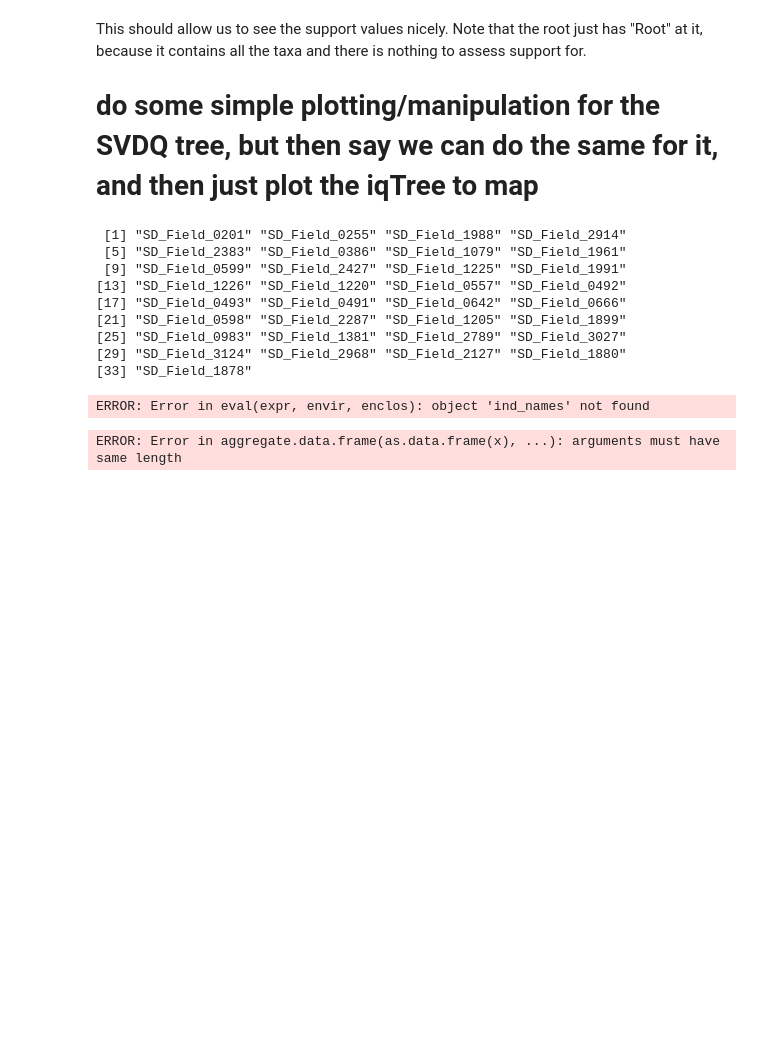
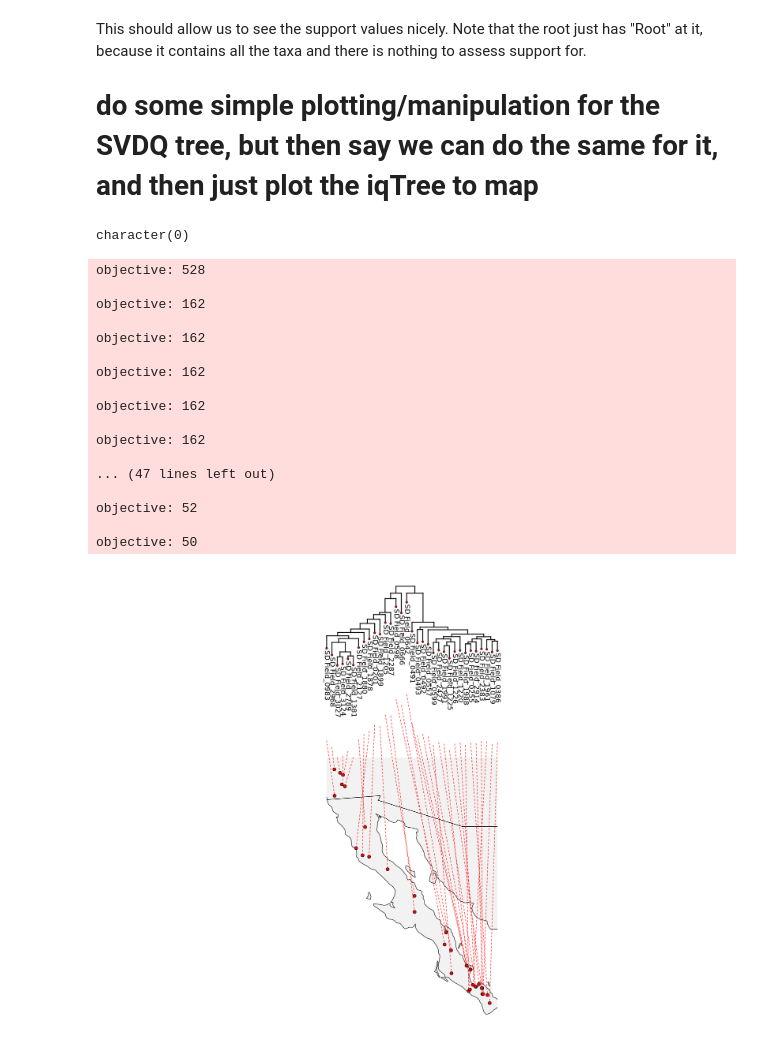
Before and after one commit to wyoibc/RADseq_cloud_learn, a Jupyter notebook: plot_phylo.ipynb, the cells around one changed output. Saved outputs shown, nothing was run; the diff lists cells and outputs as text; code cells hidden in the pictures; blank space fills up the shorter version.

Commit message:
mostly done code tree plot

```diff
--- a/plot_phylo.ipynb
+++ b/plot_phylo.ipynb
@@ -124,21 +132,33 @@ This should allow us to see the support values nicely. Note that the root just h
 ind_names <- rooted_tree$tip.label
 
 ind_names[which(!ind_names %in% coords[,"Field.No."])] # check if there are any individuals not in the coordinates
-# match up the coordinates to the order of the individuals from snmf
-match_coords<-match(ind_names, coords[,"Field.No."])
-snmf_coords<-coords[match_coords,]
+
+
+# match up the coordinates to the order of the individuals in the tree
+match_coords <- match(ind_names, coords[,"Field.No."])
+tree_coords <- coords[match_coords,]
+rownames(tree_coords) <- tree_coords[, "Field.No."]
+tree_coords <- tree_coords[, c("Latitude", "Longitude")]
 # %% [output]
- [1] "SD_Field_0201" "SD_Field_0255" "SD_Field_1988" "SD_Field_2914"
- [5] "SD_Field_2383" "SD_Field_0386" "SD_Field_1079" "SD_Field_1961"
- [9] "SD_Field_0599" "SD_Field_2427" "SD_Field_1225" "SD_Field_1991"
-[13] "SD_Field_1226" "SD_Field_1220" "SD_Field_0557" "SD_Field_0492"
-[17] "SD_Field_0493" "SD_Field_0491" "SD_Field_0642" "SD_Field_0666"
-[21] "SD_Field_0598" "SD_Field_2287" "SD_Field_1205" "SD_Field_1899"
-[25] "SD_Field_0983" "SD_Field_1381" "SD_Field_2789" "SD_Field_3027"
-[29] "SD_Field_3124" "SD_Field_2968" "SD_Field_2127" "SD_Field_1880"
-[33] "SD_Field_1878"
+character(0)
-ERROR: Error in eval(expr, envir, enclos): object 'ind_names' not found
 # %%
-phylo.to.map(rooted_tree, coords)
+phylo.to.map(rooted_tree, tree_coords)
 # %% [output]
-ERROR: Error in aggregate.data.frame(as.data.frame(x), ...): arguments must have same length
+objective: 528
+
+objective: 162
+
+objective: 162
+
+objective: 162
+
+objective: 162
+
+objective: 162
+
+... (47 lines left out)
+
+objective: 52
+
+objective: 50
+[figure, added]
```
Also changed, not shown: parts of 22 cells of this notebook, 2 other files.
